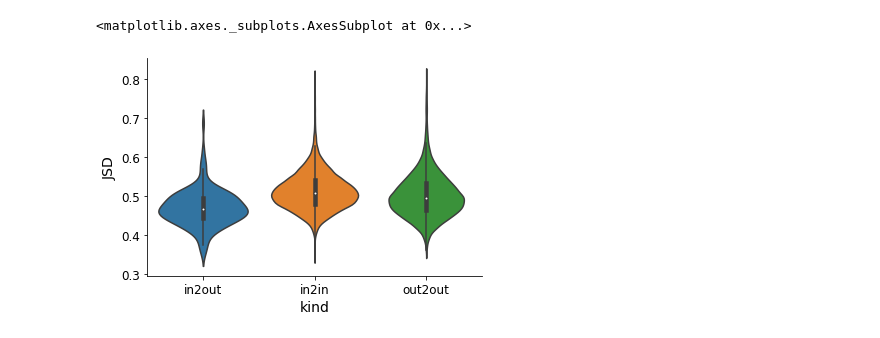
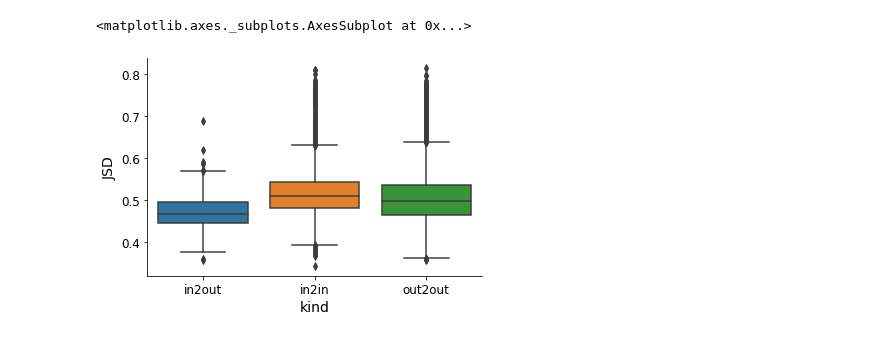
Before and after one commit to fontclos/gpt-2-output-dataset, a Jupyter notebook: notebooks/JSD-community-primmed.ipynb, the cells around one changed output. Drawn from its saved outputs; the diff is of its cells as text; code cells hidden in the pictures.

```diff
--- a/notebooks/JSD-community-primmed.ipynb
+++ b/notebooks/JSD-community-primmed.ipynb
@@ -236,10 +236,10 @@ for i, j in itertools.combinations(range(num_docs), r=2):
 df = pd.DataFrame([dists, cats], index=["JSD", "kind"]).T
 df["JSD"] = df.JSD.astype(float)
 # %%
-sns.violinplot(data=df, x="kind", y="JSD")
+sns.boxplot(data=df, x="kind", y="JSD")
 # %% [output]
 <matplotlib.axes._subplots.AxesSubplot at 0x...>
-[figure, old version]
+[figure, new version]
 # %%
 proj = TSNE()
 # %%
```
Also changed, not shown: parts of 12 cells of this notebook, 12 other files.
